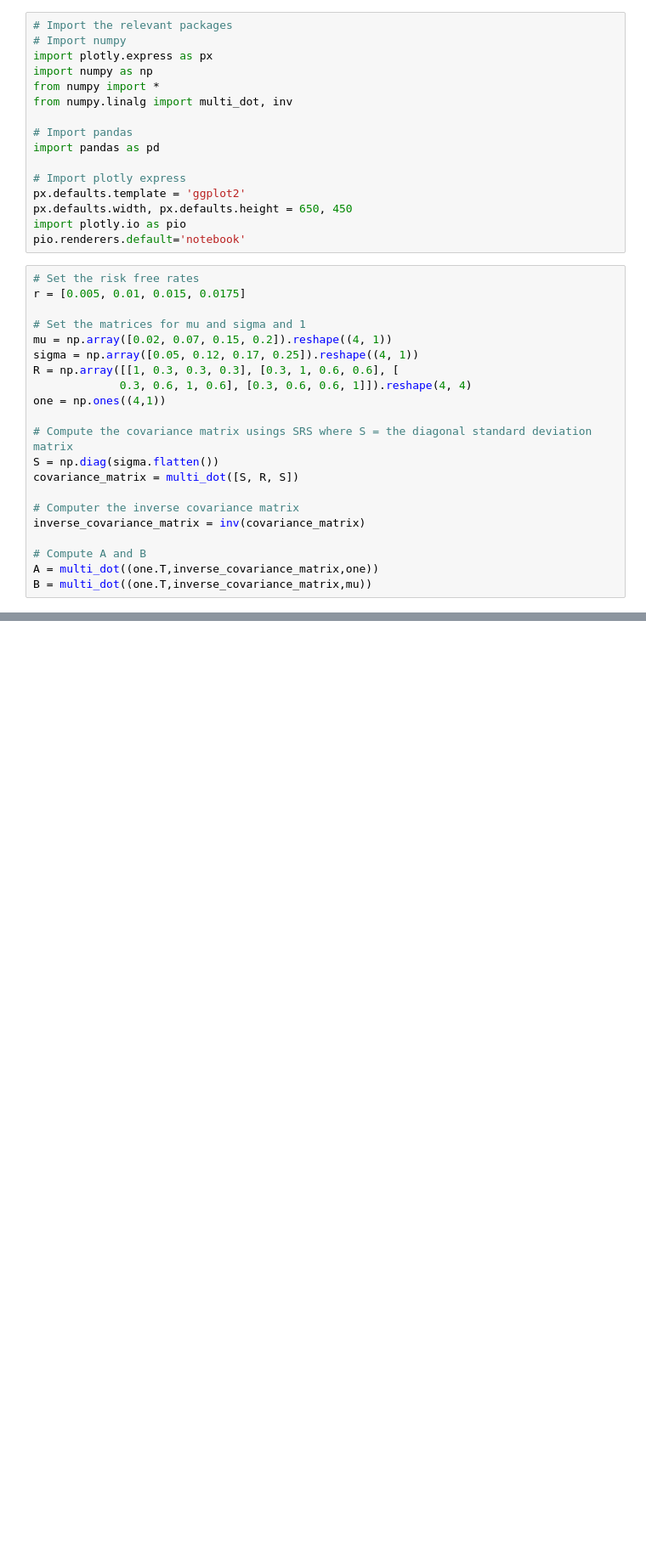
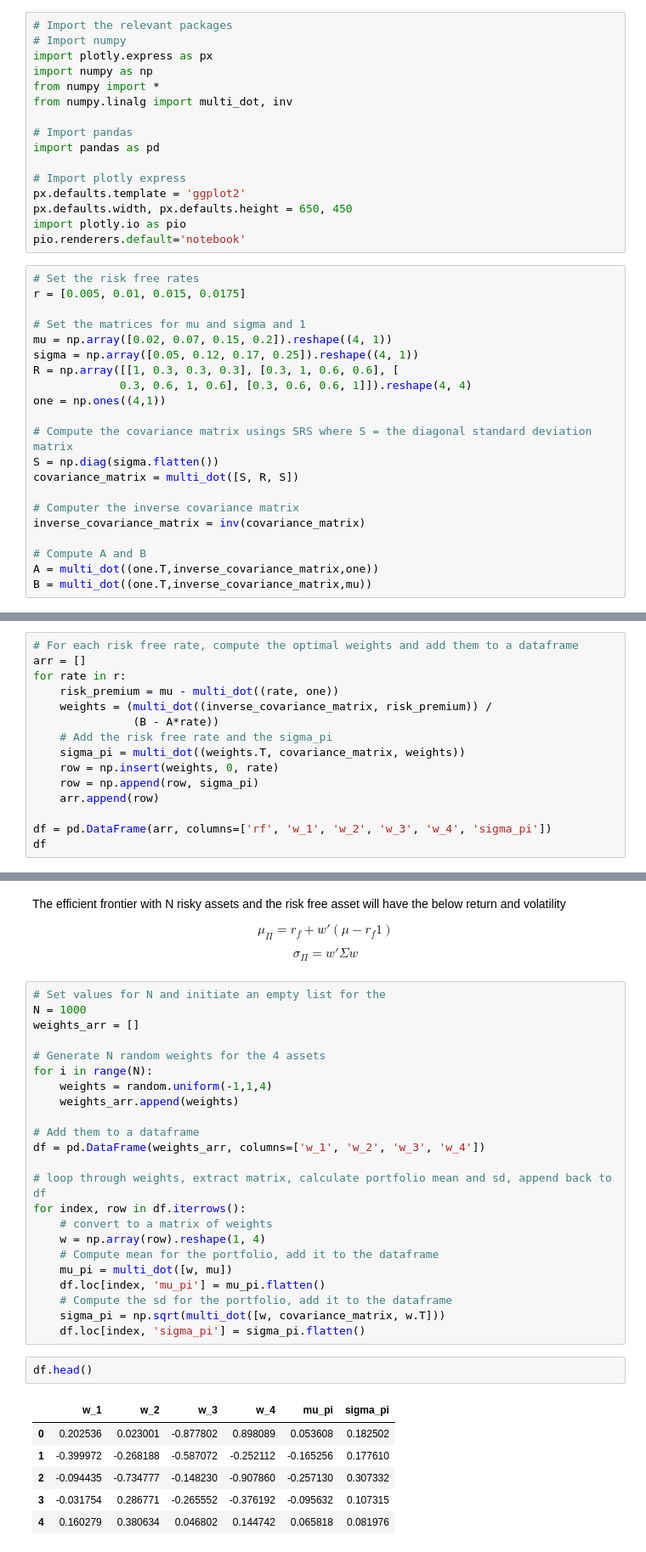
Before and after one commit to will-j-c/cqf_exam_1, a Jupyter notebook: question_2.ipynb, the cells around one changed output, grey strips where cells are left out. Shown at 85% size. Cells and saved outputs as stored; diff of their text form; blank space fills up the shorter version.

```diff
--- a/question_2.ipynb
+++ b/question_2.ipynb
@@ -149,0 +127,15 @@ for rate in r:
+# %%
+# For each risk free rate, compute the optimal weights and add them to a dataframe
+arr = []
+for rate in r:
+    risk_premium = mu - multi_dot((rate, one))
+    weights = (multi_dot((inverse_covariance_matrix, risk_premium)) /
+               (B - A*rate))
+    # Add the risk free rate and the sigma_pi
+    sigma_pi = multi_dot((weights.T, covariance_matrix, weights))
+    row = np.insert(weights, 0, rate)
+    row = np.append(row, sigma_pi)
+    arr.append(row)
+
+df = pd.DataFrame(arr, columns=['rf', 'w_1', 'w_2', 'w_3', 'w_4', 'sigma_pi'])
+df
@@ -149,0 +148,41 @@ for rate in r:
+# %% [markdown]
+The efficient frontier with N risky assets and the risk free asset will have the below return and volatility
+
+$$
+\mu_\Pi = r_f + w'(\mu - r_f 1)
+$$
+$$
+\sigma_\Pi = w' \Sigma w
+$$
+# %%
+# Set values for N and initiate an empty list for the
+N = 1000
+weights_arr = []
+
+# Generate N random weights for the 4 assets
+for i in range(N):
+    weights = random.uniform(-1,1,4)
+    weights_arr.append(weights)
+
+# Add them to a dataframe
+df = pd.DataFrame(weights_arr, columns=['w_1', 'w_2', 'w_3', 'w_4'])
+
+# loop through weights, extract matrix, calculate portfolio mean and sd, append back to df
+for index, row in df.iterrows():
+    # convert to a matrix of weights
+    w = np.array(row).reshape(1, 4)
+    # Compute mean for the portfolio, add it to the dataframe
+    mu_pi = multi_dot([w, mu])
+    df.loc[index, 'mu_pi'] = mu_pi.flatten()
+    # Compute the sd for the portfolio, add it to the dataframe
+    sigma_pi = np.sqrt(multi_dot([w, covariance_matrix, w.T]))
+    df.loc[index, 'sigma_pi'] = sigma_pi.flatten()
+# %%
+df.head()
+# %% [output]
+|  | w_1 | w_2 | w_3 | w_4 | mu_pi | sigma_pi |
+| 0 | 0.202536 | 0.023001 | -0.877802 | 0.898089 | 0.053608 | 0.182502 |
+| 1 | -0.399972 | -0.268188 | -0.587072 | -0.252112 | -0.165256 | 0.177610 |
+| 2 | -0.094435 | -0.734777 | -0.148230 | -0.907860 | -0.257130 | 0.307332 |
+| 3 | -0.031754 | 0.286771 | -0.265552 | -0.376192 | -0.095632 | 0.107315 |
+| 4 | 0.160279 | 0.380634 | 0.046802 | 0.144742 | 0.065818 | 0.081976 |
```
Also changed, not shown: parts of 4 cells of this notebook.
